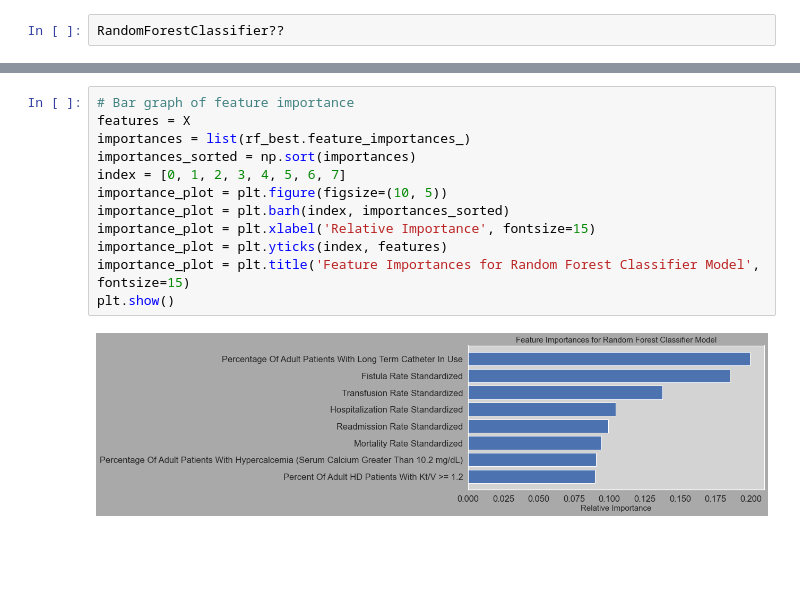
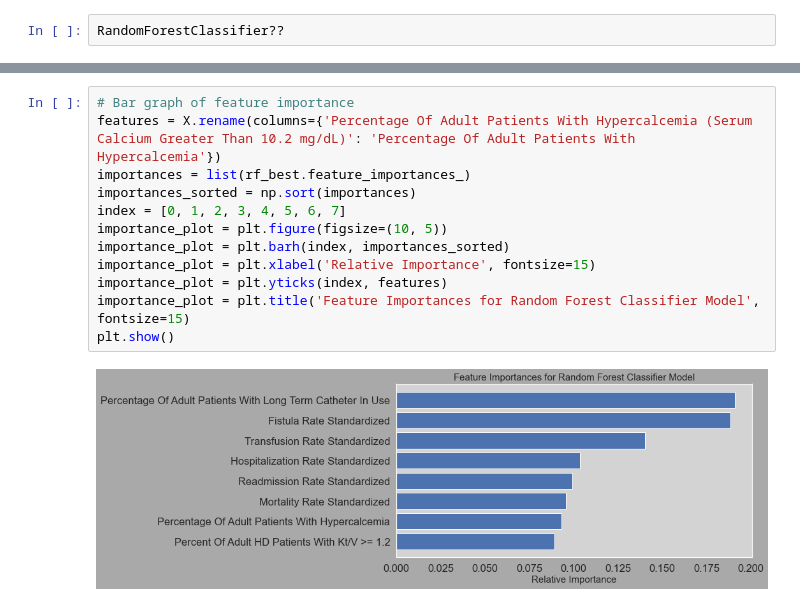
Before and after one commit to nicholehartz/Capstone2, a Jupyter notebook: Capstone 2 - Dialysis - Finalized Graphs for Report.ipynb, the cells around one changed output, grey strips where cells are left out. Cells and saved outputs as stored; diff of their text form; blank space fills up the shorter version.

```diff
--- a/Capstone 2 - Dialysis - Finalized Graphs for Report.ipynb
+++ b/Capstone 2 - Dialysis - Finalized Graphs for Report.ipynb
@@ -274,14 +267,14 @@ Runtime:  5.0079311129993584
 # %%
 # Bar graph of feature importance
-features = X
+features = X.rename(columns={'Percentage Of Adult Patients With Hypercalcemia (Serum Calcium Greater Than 10.2 mg/dL)': 'Percentage Of Adult Patients With Hypercalcemia'})
 importances = list(rf_best.feature_importances_)
 importances_sorted = np.sort(importances)
 index = [0, 1, 2, 3, 4, 5, 6, 7]
 importance_plot = plt.figure(figsize=(10, 5))
 importance_plot = plt.barh(index, importances_sorted)
 importance_plot = plt.xlabel('Relative Importance', fontsize=15)
 importance_plot = plt.yticks(index, features)
 importance_plot = plt.title('Feature Importances for Random Forest Classifier Model', fontsize=15)
 plt.show()
 # %% [output]
-[figure, old version]
+[figure, new version]
```
Also changed, not shown: parts of 6 cells of this notebook, 1 other file.
